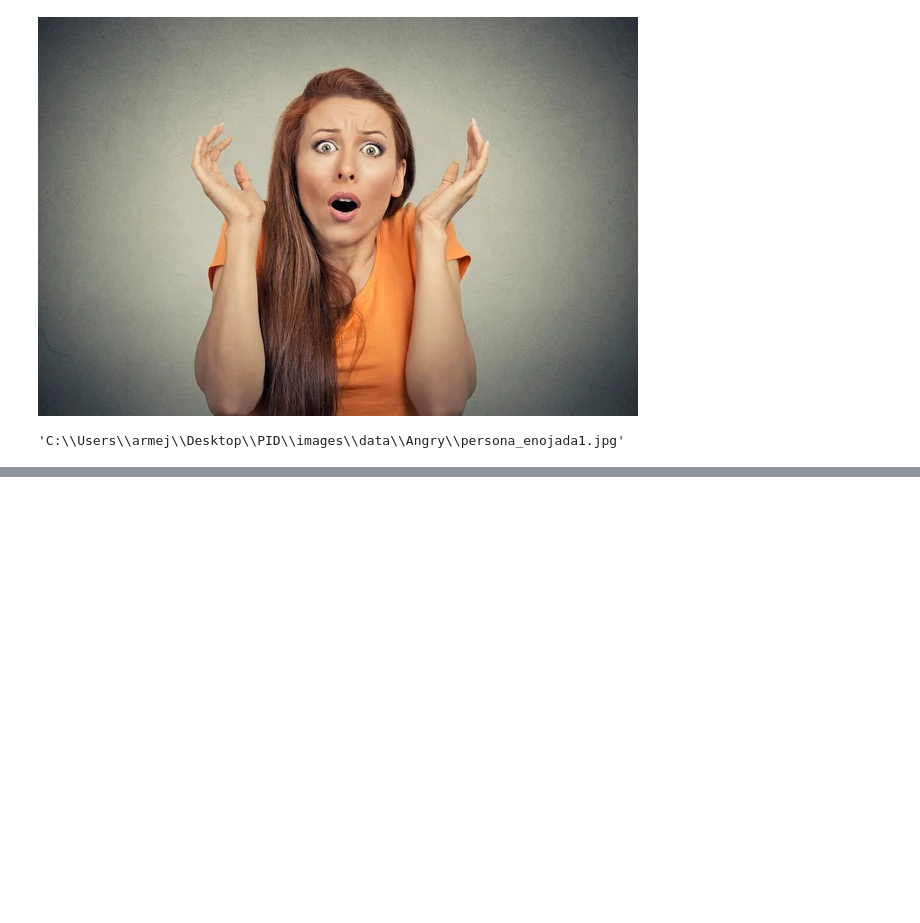
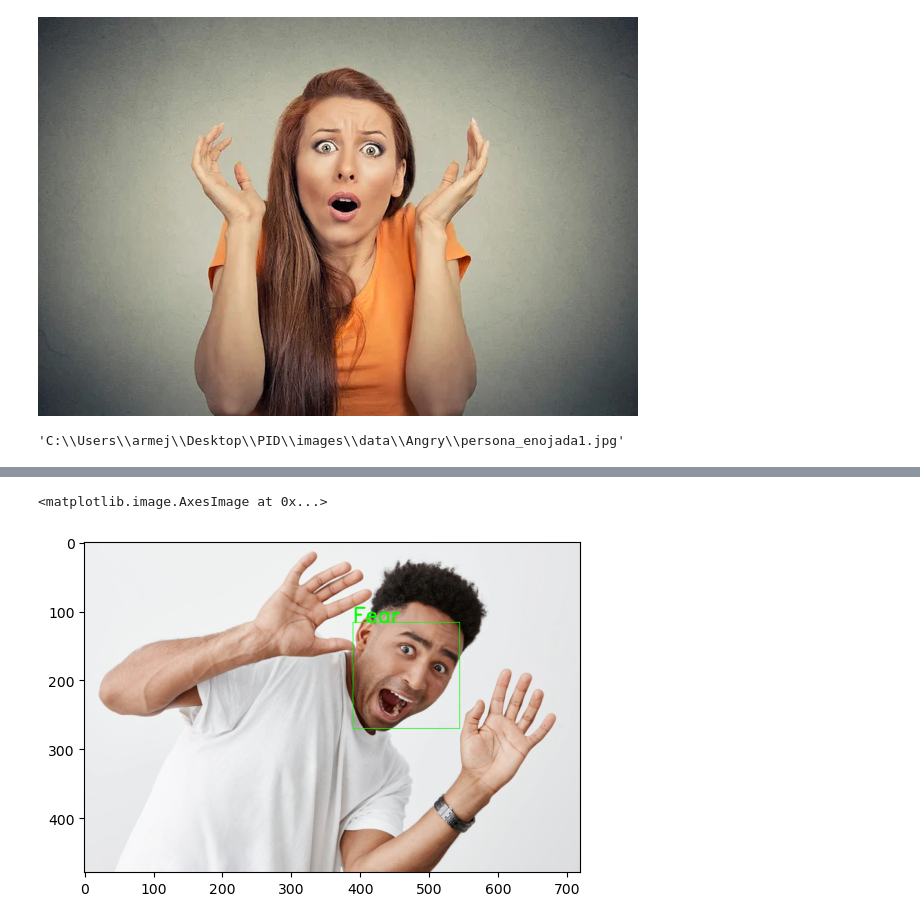
Before and after one commit to Shumiro2/PID, a Jupyter notebook: Emotion_Detection_CNN/load_all_images.ipynb, the cells around one changed output, grey strips where cells are left out. Cells and saved outputs as stored; diff of their text form; code cells hidden in the pictures; blank space fills up the shorter version.

```diff
--- a/Emotion_Detection_CNN/load_all_images.ipynb
+++ b/Emotion_Detection_CNN/load_all_images.ipynb
@@ -260,0 +189,33 @@ motion_dict.items()
+# %%
+classifier =load_model(r'C:\Users\armej\Desktop\PID\Emotion_Detection_CNN\model.h5')
+
+emotion_labels = ['Angry','Disgust','Fear','Happy','Neutral', 'Sad', 'Surprise']
+# %%
+cap = cv2.imread(str(emotion_dict['Surprise'][3]))
+classifier =load_model(r'C:\Users\armej\Desktop\PID\Emotion_Detection_CNN\model.h5')
+
+face_detector = dlib.get_frontal_face_detector()
+frame = cv2.imread(str(emotion_dict['Surprise'][0]))
+frame = imutils.resize(frame, width=720)
+gray = cv2.cvtColor(frame, cv2.COLOR_BGR2GRAY)
+coordinates_bboxes = face_detector(gray, 1)
+#print("coordinates_bboxes:", coordinates_bboxes)\
+for c in coordinates_bboxes:
+    x_ini, y_ini, x_fin, y_fin = c.left(), c.top(), c.right(), c.bottom()
+    cv2.rectangle(frame, (x_ini, y_ini), (x_fin, y_fin), (0, 255, 0), 1)
+    roi_gray = cv2.rectangle(gray, (x_ini, y_ini), (x_fin, y_fin), (0, 255, 0), 1)
+    roi_gray = cv2.resize(roi_gray,(48,48),interpolation=cv2.INTER_AREA)
+    if np.sum([roi_gray])!=0:
+            roi = roi_gray.astype('float')/255.0
+            roi = img_to_array(roi)
+            roi = np.expand_dims(roi,axis=0)
+            prediction = classifier.predict(roi)[0]
+            label=emotion_labels[prediction.argmax()]
+            label_position = (x_ini,y_ini)
+            cv2.putText(frame,label,label_position,cv2.FONT_HERSHEY_SIMPLEX,1,(0,255,0),2)
+    else:
+            cv2.putText(frame,'No Faces',(30,80),cv2.FONT_HERSHEY_SIMPLEX,1,(0,255,0),2)
+
+img2 = cv2.cvtColor(frame, cv2.COLOR_BGR2RGB)
+plt.imshow(img2)
+# %% [output]
@@ -260,0 +223,2 @@ motion_dict.items()
+<matplotlib.image.AxesImage at 0x...>
+[figure, added]
```
Also changed, not shown: parts of 17 cells of this notebook, 43 other files.
